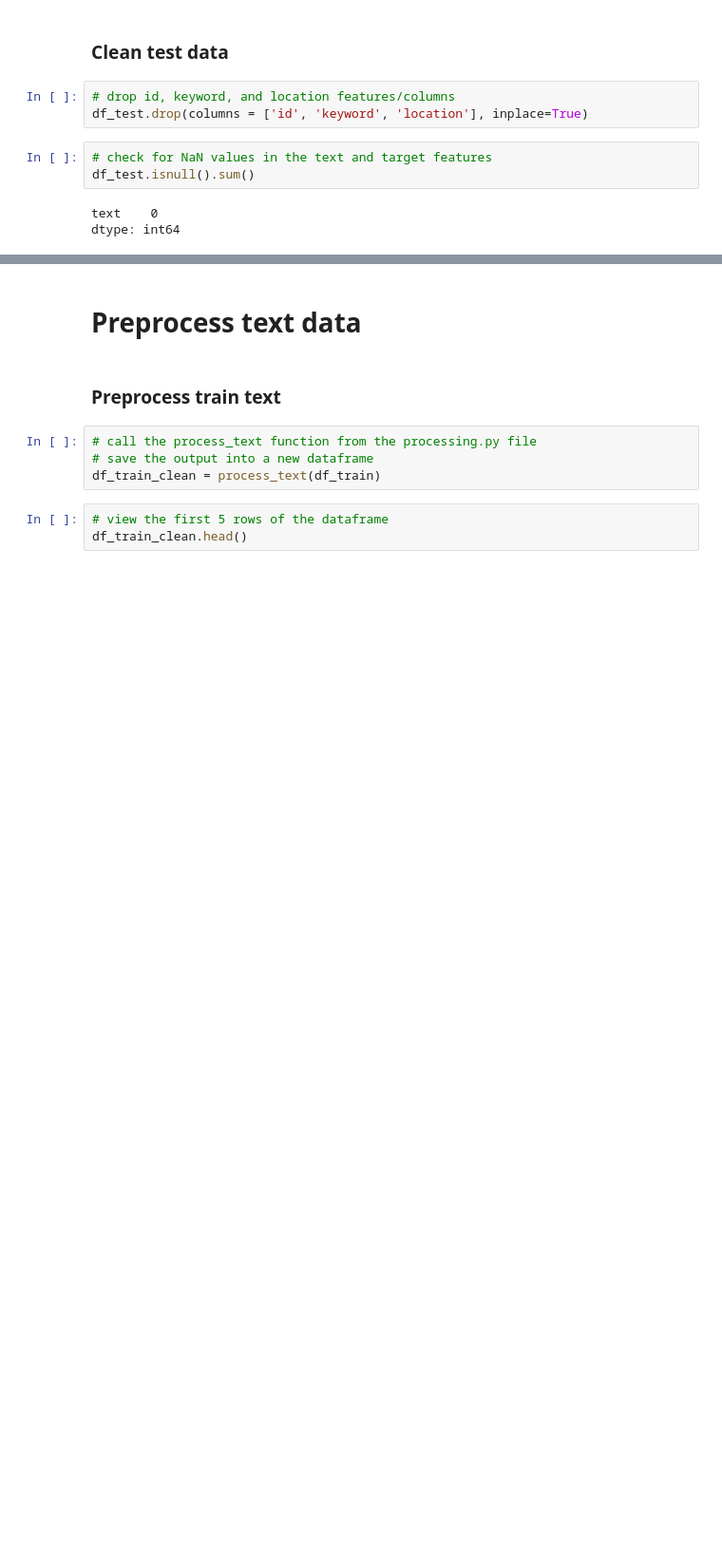
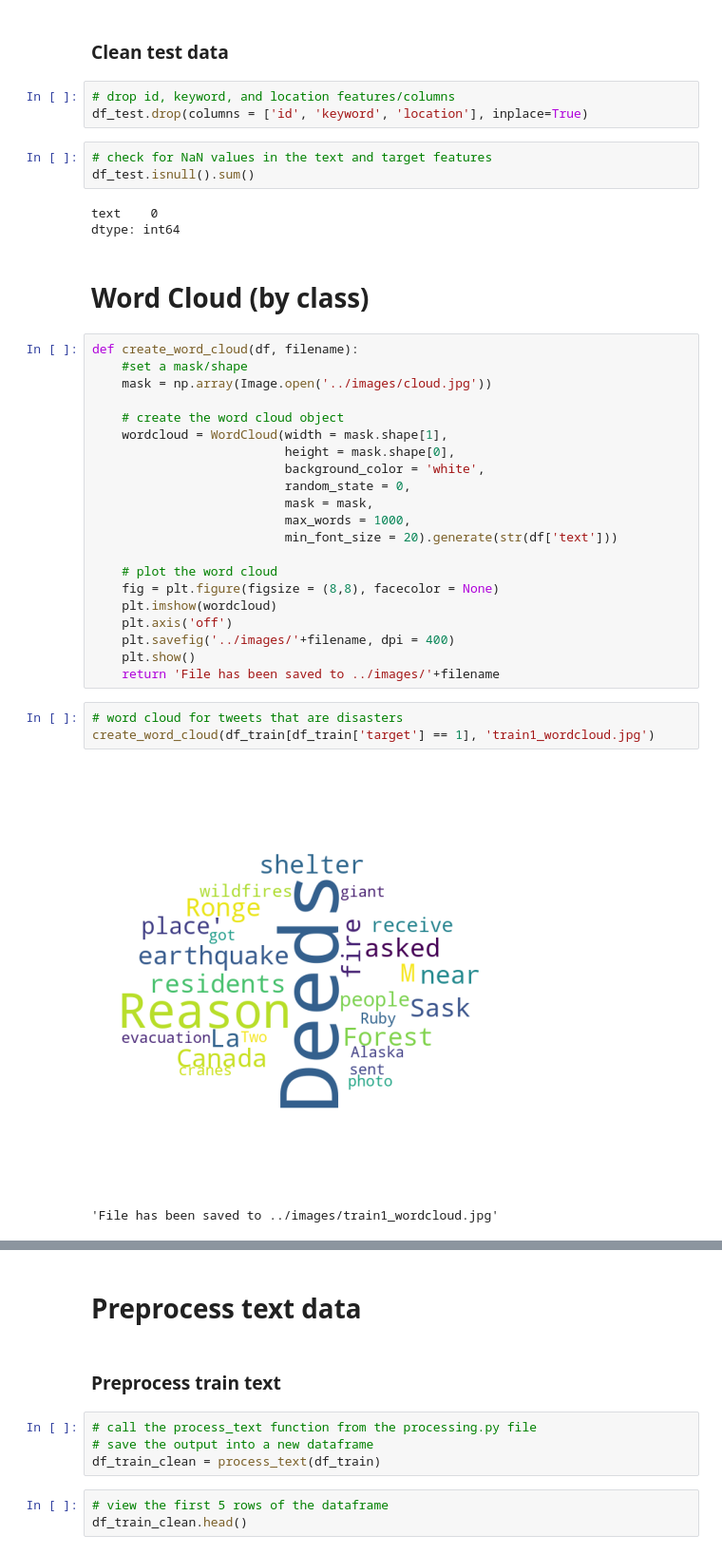
Before and after one commit to CristinaSahoo/NLP-Disaster-Tweets, a Jupyter notebook: code/code.ipynb, the cells around one changed output, grey strips where cells are left out. Shown: that part at 95% size. Drawn from its saved outputs; the diff is of its cells as text; blank space fills up the shorter version.

```diff
--- a/code/code.ipynb
+++ b/code/code.ipynb
@@ -91,3 +94,32 @@ df_test.isnull().sum()
 # %% [output]
 text    0
 dtype: int64
+# %% [markdown]
+# Word Cloud (by class)
+# %%
+def create_word_cloud(df, filename):
+    #set a mask/shape
+    mask = np.array(Image.open('../images/cloud.jpg'))
+
+    # create the word cloud object
+    wordcloud = WordCloud(width = mask.shape[1],
+                          height = mask.shape[0],
+                          background_color = 'white',
+                          random_state = 0,
+                          mask = mask,
+                          max_words = 1000,
+                          min_font_size = 20).generate(str(df['text']))
+
+    # plot the word cloud
+    fig = plt.figure(figsize = (8,8), facecolor = None)
+    plt.imshow(wordcloud)
+    plt.axis('off')
+    plt.savefig('../images/'+filename, dpi = 400)
+    plt.show()
+    return 'File has been saved to ../images/'+filename
+# %%
+# word cloud for tweets that are disasters
+create_word_cloud(df_train[df_train['target'] == 1], 'train1_wordcloud.jpg')
+# %% [output]
+[figure, added]
+'File has been saved to ../images/train1_wordcloud.jpg'
```
Also changed, not shown: parts of 2 cells of this notebook, 5 other files.
